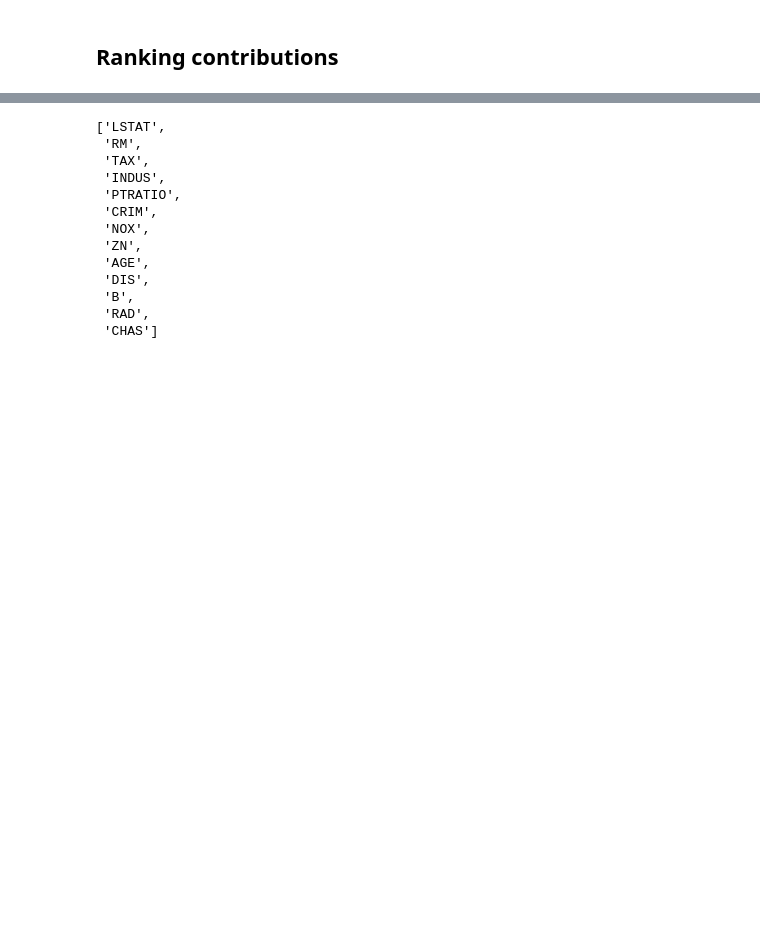
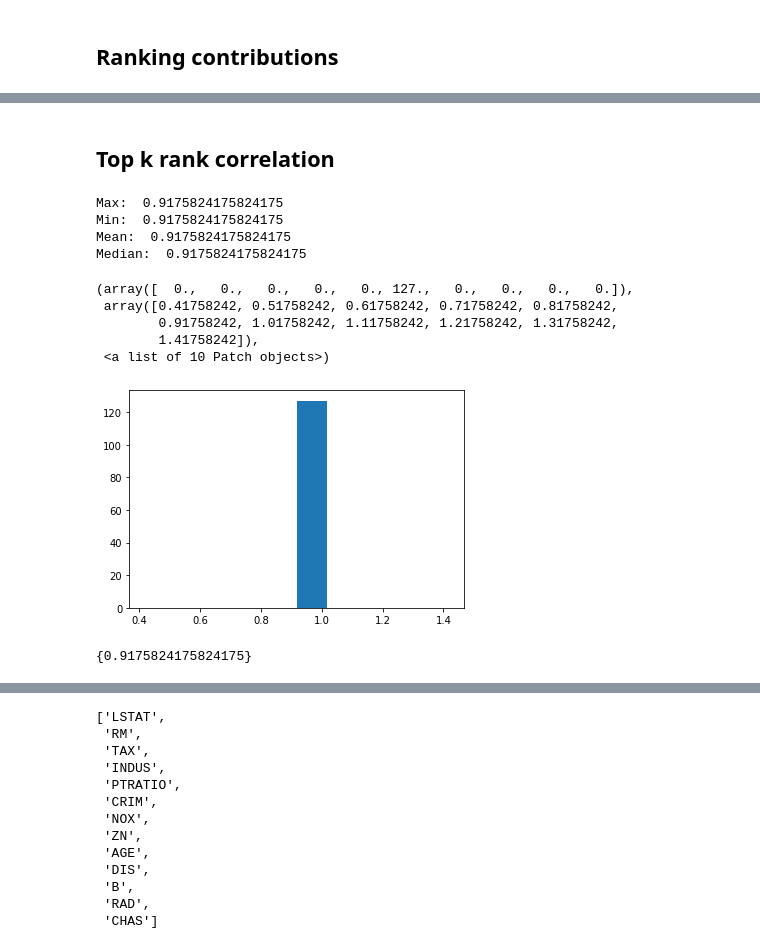
Before and after one commit to sharmapulkit/TreeInterpretability_AnomalyExplanation, a Jupyter notebook: RF-Boston.ipynb, the cells around one changed output, grey strips where cells are left out. Drawn from its saved outputs; the diff is of its cells as text; code cells hidden in the pictures; blank space fills up the shorter version.

```diff
--- a/RF-Boston.ipynb
+++ b/RF-Boston.ipynb
@@ -131,0 +251,46 @@ SpearmanrResult(correlation=0.39999999999999997, pvalue=0.6)
+# %% [markdown]
+## Top k rank correlation
+# %%
+df = pd.DataFrame(data=np.random.randint(0, 1000, (200, 500000)),
+                      columns=range(500000), index=range(200))
+def top_k(x,k):
+    ind=np.argpartition(x,-1*k)[-1*k:]
+    return ind[np.argsort(x[ind])]
+
+
+top_k_rank_correlation_df = pd.DataFrame(columns = ['SHAP Contributions', 'TI Contributions', 'Rank Correlation'])
+top_k_rank_correlation_values =[]
+
+for i in range(len(X_test)):
+    ti_contributions = abs(contributions[i])
+    shap_contributions = abs(shap_values[i])
+#     print(top_k(ti_contributions,4), top_k(shap_contributions,4))
+    top_k_rank_correlation = spearmanr(top_k(ti_contributions,4), top_k(shap_contributions,4))
+    top_k_rank_correlation_df.at[i,'Rank Correlation'] = top_k_rank_correlation[0]
+    top_k_rank_correlation_df.at[i,'SHAP Contributions'] = top_k(shap_contributions,4)
+    top_k_rank_correlation_df.at[i,'TI Contributions'] = top_k(ti_contributions,4)
+    top_k_rank_correlation_values.append(rank_correlation)
+
+
+top_k_rank_corr_list = [rank_corr[0] for rank_corr in top_k_rank_correlation_values]
+print("Max: ",max(top_k_rank_corr_list))
+print("Min: ",min(top_k_rank_corr_list))
+print("Mean: ",statistics.mean(top_k_rank_corr_list))
+print("Median: ",statistics.median(top_k_rank_corr_list))
+
+plt.hist(top_k_rank_corr_list)
+# %% [output]
+Max:  0.9175824175824175
+Min:  0.9175824175824175
+Mean:  0.9175824175824175
+Median:  0.9175824175824175
+(array([  0.,   0.,   0.,   0.,   0., 127.,   0.,   0.,   0.,   0.]),
+ array([0.41758242, 0.51758242, 0.61758242, 0.71758242, 0.81758242,
+        0.91758242, 1.01758242, 1.11758242, 1.21758242, 1.31758242,
+        1.41758242]),
+ <a list of 10 Patch objects>)
+[figure, added]
+# %%
+print(set(top_k_rank_corr_list))
+# %% [output]
+{0.9175824175824175}
```
Also changed, not shown: parts of 52 cells of this notebook.
